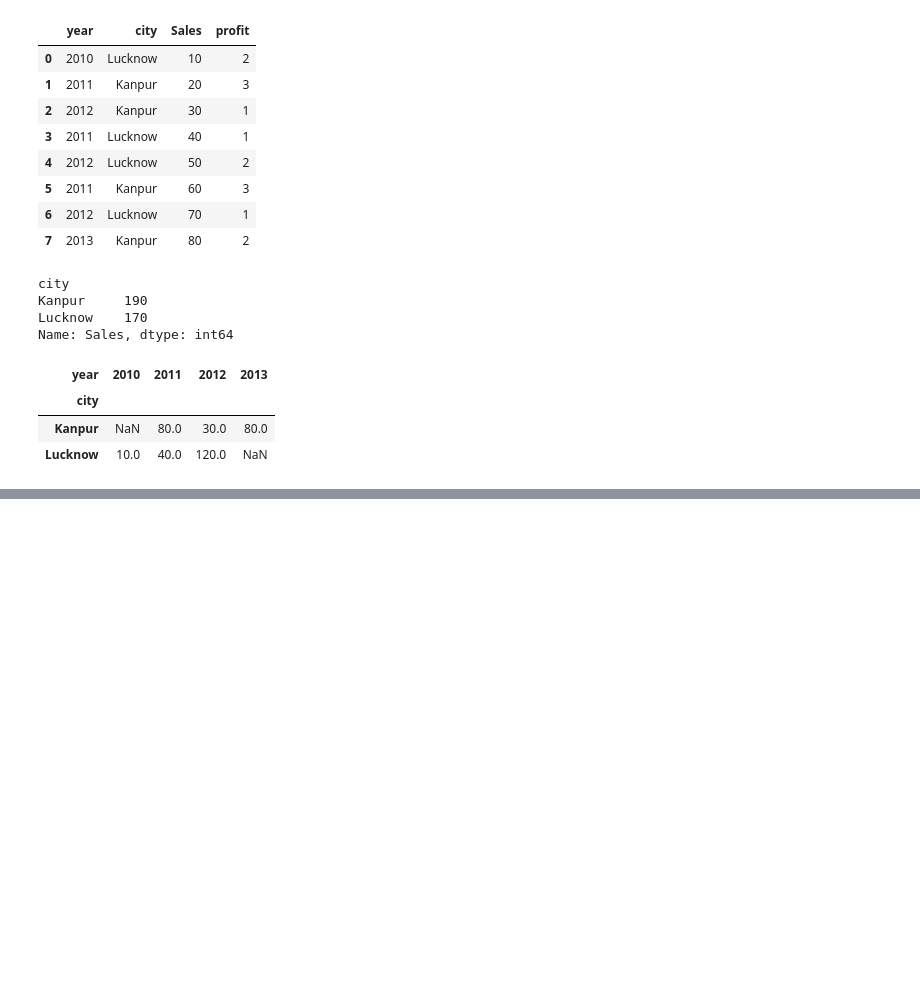
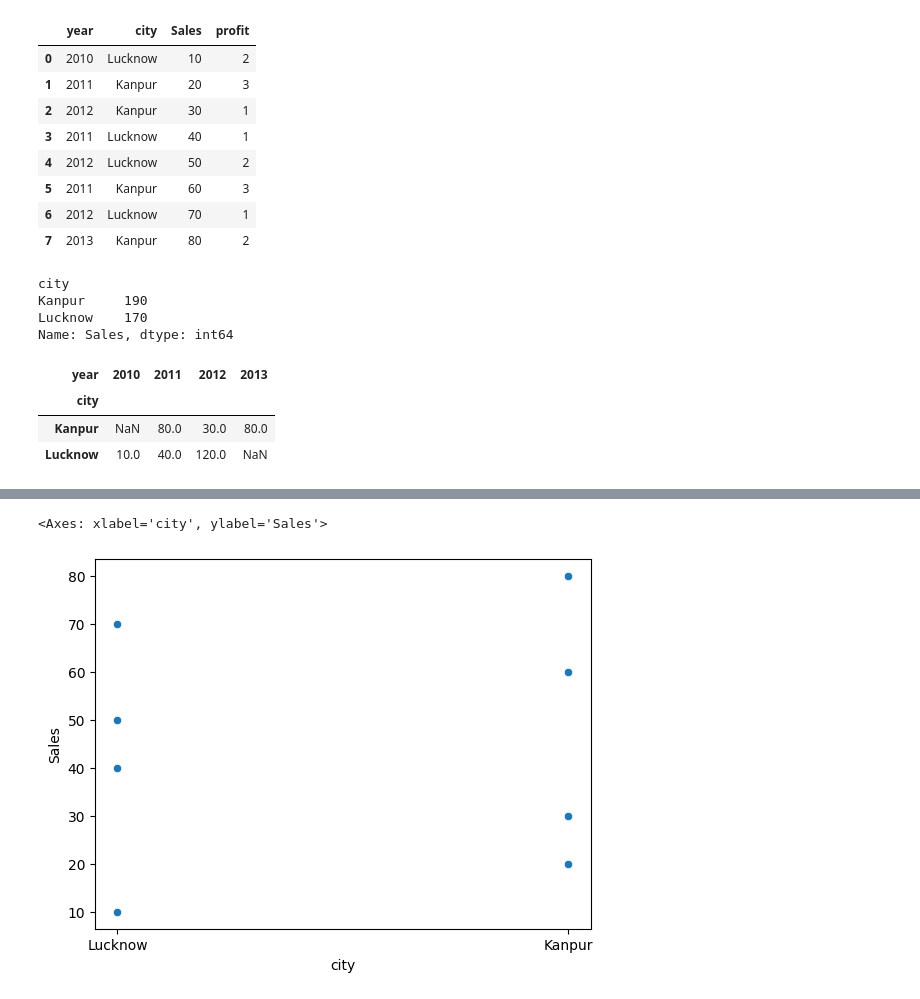
Before and after one commit to Sagarkumar01/DP-APR-PYDS-330-TTS, a Jupyter notebook: prepro4.ipynb/prepro4.ipynb, the cells around one changed output, grey strips where cells are left out. Cells and saved outputs as stored; diff of their text form; code cells hidden in the pictures; blank space fills up the shorter version.

```diff
--- a/prepro4.ipynb/prepro4.ipynb
+++ b/prepro4.ipynb/prepro4.ipynb
@@ -35,0 +49,5 @@ df.pivot_table(index='city', columns='year', values='Sales', aggfunc='sum')
+# %%
+sns.scatterplot(df,x='city',y='Sales')
+# %% [output]
+<Axes: xlabel='city', ylabel='Sales'>
+[figure, added]
```
Also changed, not shown: parts of 8 cells of this notebook, 34 other files.
